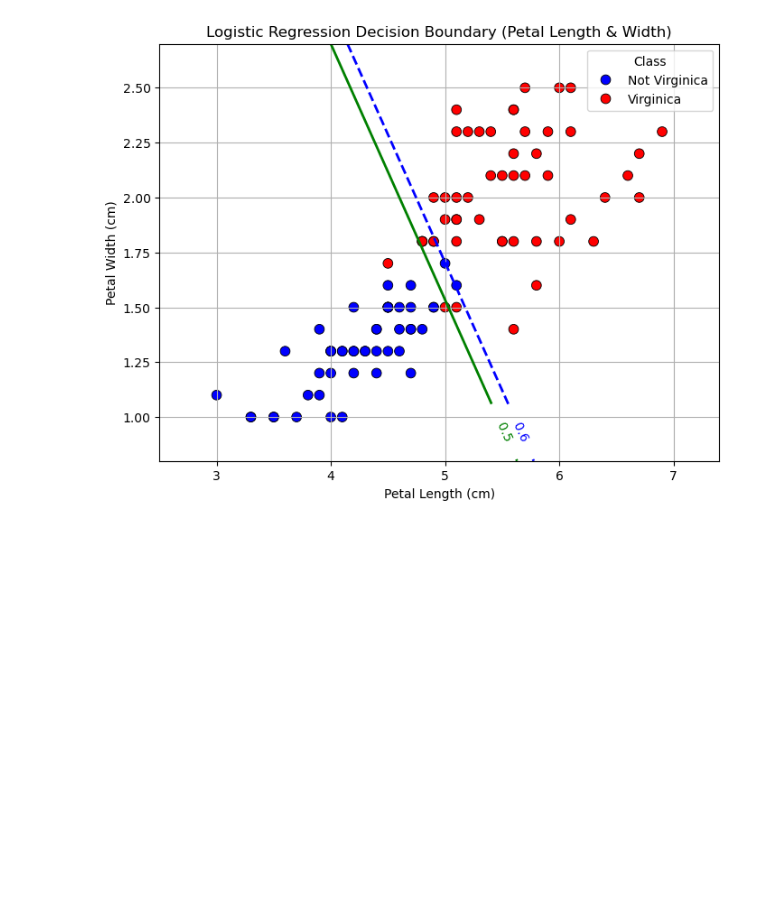
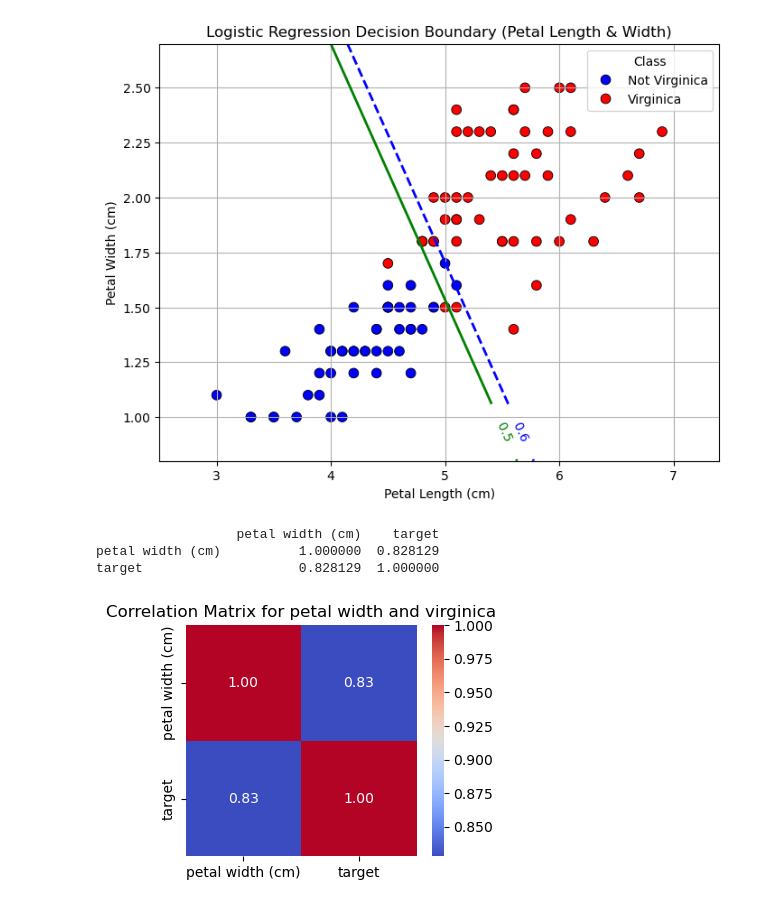
Before and after one commit to Shreyas-phys/MLProjects, a Jupyter notebook: Regression/heart-disease-logreg/Simplelogreg.ipynb, the cells around one changed output. Drawn from its saved outputs; the diff is of its cells as text; code cells hidden in the pictures; blank space fills up the shorter version.

Commit message:
new plots

```diff
--- a/Regression/heart-disease-logreg/Simplelogreg.ipynb
+++ b/Regression/heart-disease-logreg/Simplelogreg.ipynb
@@ -272,3 +277,18 @@ plt.legend(handles=handles, labels=custom_labels, title="Class")
 plt.show()
 # %% [output]
 [figure]
+# %%
+corr = df_binary[['petal width (cm)', 'target']].corr()
+print(corr)
+
+# Plot heatmap
+plt.figure(figsize=(4, 3))
+sns.heatmap(corr, annot=True, cmap='coolwarm', fmt=".2f", square=True)
+plt.title('Correlation Matrix for petal width and virginica')
+plt.savefig("img/corrPetal.png", dpi=300, bbox_inches='tight')
+plt.show()
+# %% [output]
+                  petal width (cm)    target
+petal width (cm)          1.000000  0.828129
+target                    0.828129  1.000000
+[figure, added]
```
Also changed, not shown: parts of 5 cells of this notebook, 10 other files.
